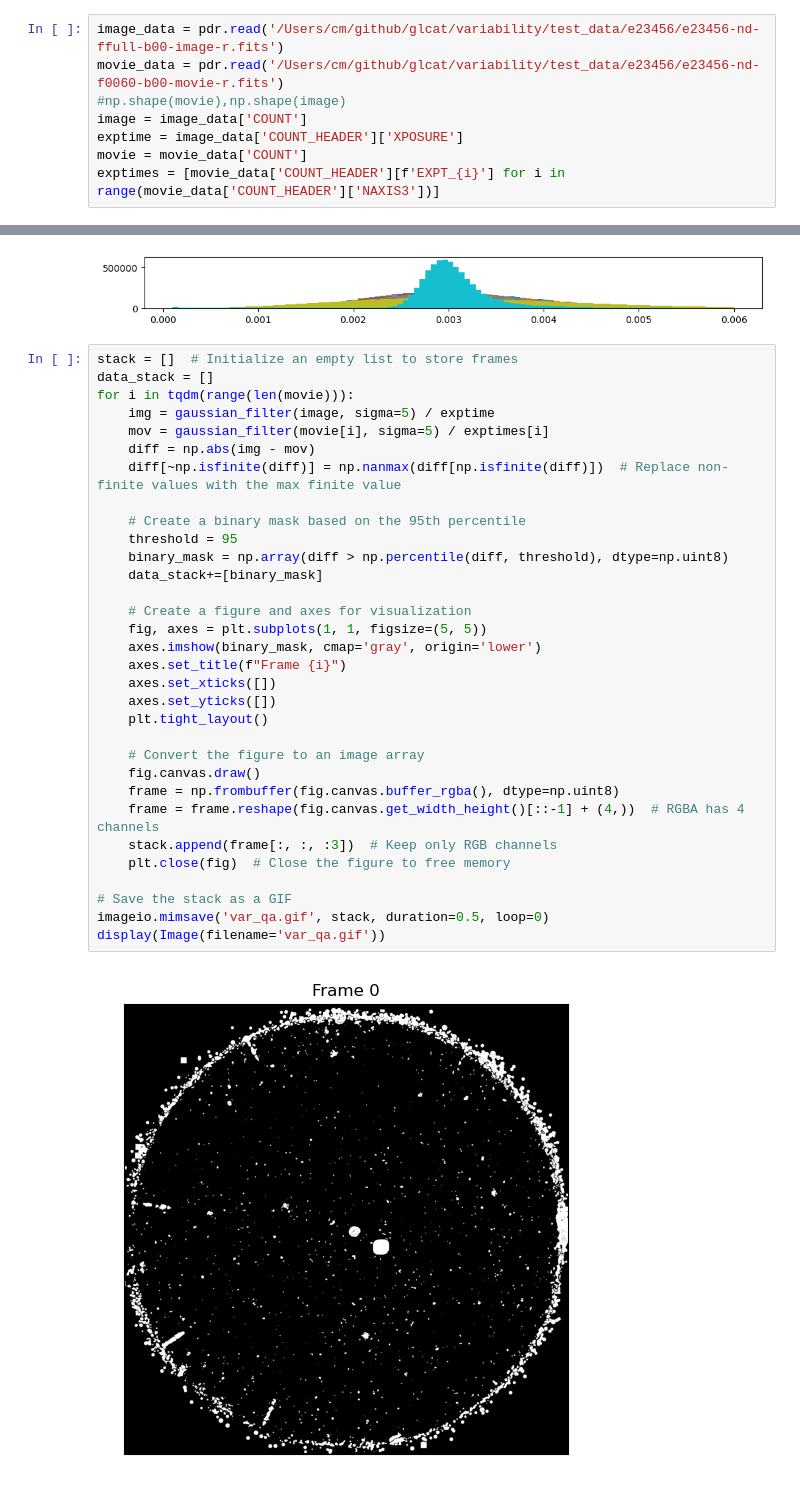
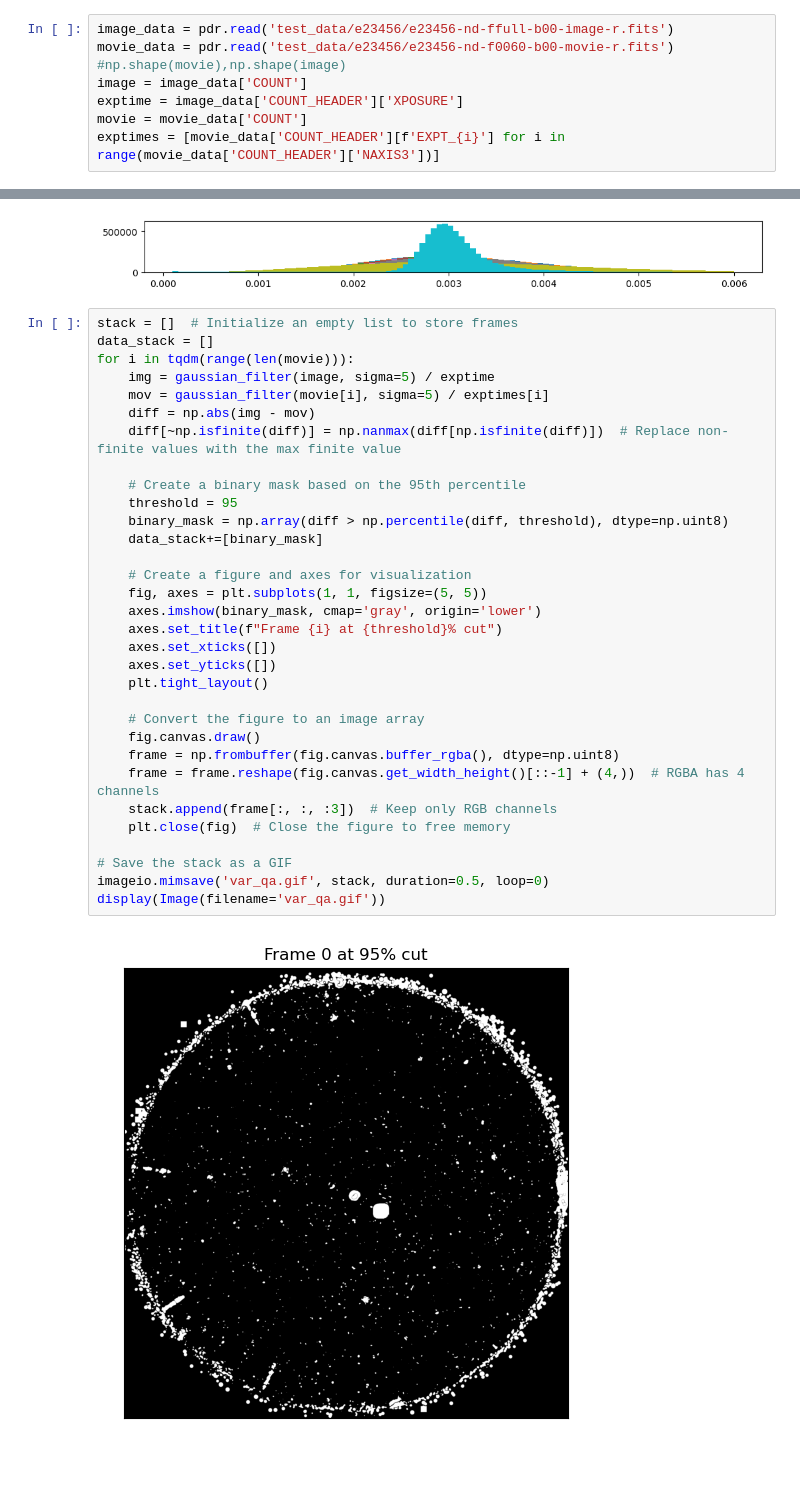
Before and after one commit to MillionConcepts/glcat, a Jupyter notebook: variability/006 - variability flagging testing.ipynb, the cells around one changed output, grey strips where cells are left out. Drawn from its saved outputs; the diff is of its cells as text.

Commit message:
checkpoint on developing variability mask

```diff
--- a/variability/006 - variability flagging testing.ipynb
+++ b/variability/006 - variability flagging testing.ipynb
@@ -18,8 +18,8 @@ import warnings
 warnings.filterwarnings('ignore', category=UserWarning, append=True)
 warnings.filterwarnings('ignore', category=RuntimeWarning, append=True)
 # %%
-image_data = pdr.read('/Users/cm/github/glcat/variability/test_data/e23456/e23456-nd-ffull-b00-image-r.fits')
-movie_data = pdr.read('/Users/cm/github/glcat/variability/test_data/e23456/e23456-nd-f0060-b00-movie-r.fits')
+image_data = pdr.read('test_data/e23456/e23456-nd-ffull-b00-image-r.fits')
+movie_data = pdr.read('test_data/e23456/e23456-nd-f0060-b00-movie-r.fits')
 #np.shape(movie),np.shape(image)
 image = image_data['COUNT']
 exptime = image_data['COUNT_HEADER']['XPOSURE']
@@ -37,32 +37,32 @@ stack = []  # Initialize an empty list to store frames
 data_stack = []
 for i in tqdm(range(len(movie))):
     img = gaussian_filter(image, sigma=5) / exptime
     mov = gaussian_filter(movie[i], sigma=5) / exptimes[i]
     diff = np.abs(img - mov)
     diff[~np.isfinite(diff)] = np.nanmax(diff[np.isfinite(diff)])  # Replace non-finite values with the max finite value
 
     # Create a binary mask based on the 95th percentile
     threshold = 95
     binary_mask = np.array(diff > np.percentile(diff, threshold), dtype=np.uint8)
     data_stack+=[binary_mask]
 
     # Create a figure and axes for visualization
     fig, axes = plt.subplots(1, 1, figsize=(5, 5))
     axes.imshow(binary_mask, cmap='gray', origin='lower')
-    axes.set_title(f"Frame {i}")
+    axes.set_title(f"Frame {i} at {threshold}% cut")
     axes.set_xticks([])
     axes.set_yticks([])
     plt.tight_layout()
 
     # Convert the figure to an image array
     fig.canvas.draw()
     frame = np.frombuffer(fig.canvas.buffer_rgba(), dtype=np.uint8)
     frame = frame.reshape(fig.canvas.get_width_height()[::-1] + (4,))  # RGBA has 4 channels
     stack.append(frame[:, :, :3])  # Keep only RGB channels
     plt.close(fig)  # Close the figure to free memory
 
 # Save the stack as a GIF
 imageio.mimsave('var_qa.gif', stack, duration=0.5, loop=0)
 display(Image(filename='var_qa.gif'))
 # %% [output]
-[figure, old version]
+[figure, new version]
```
Also changed, not shown: parts of 4 cells of this notebook, 5 other files.
